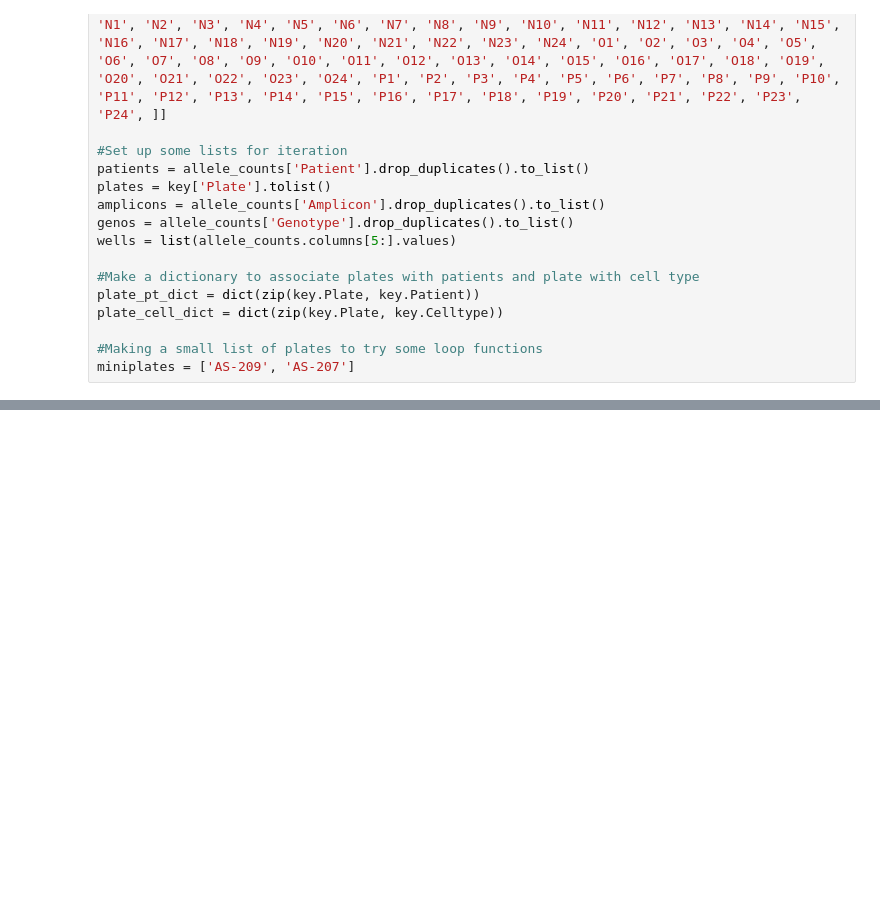
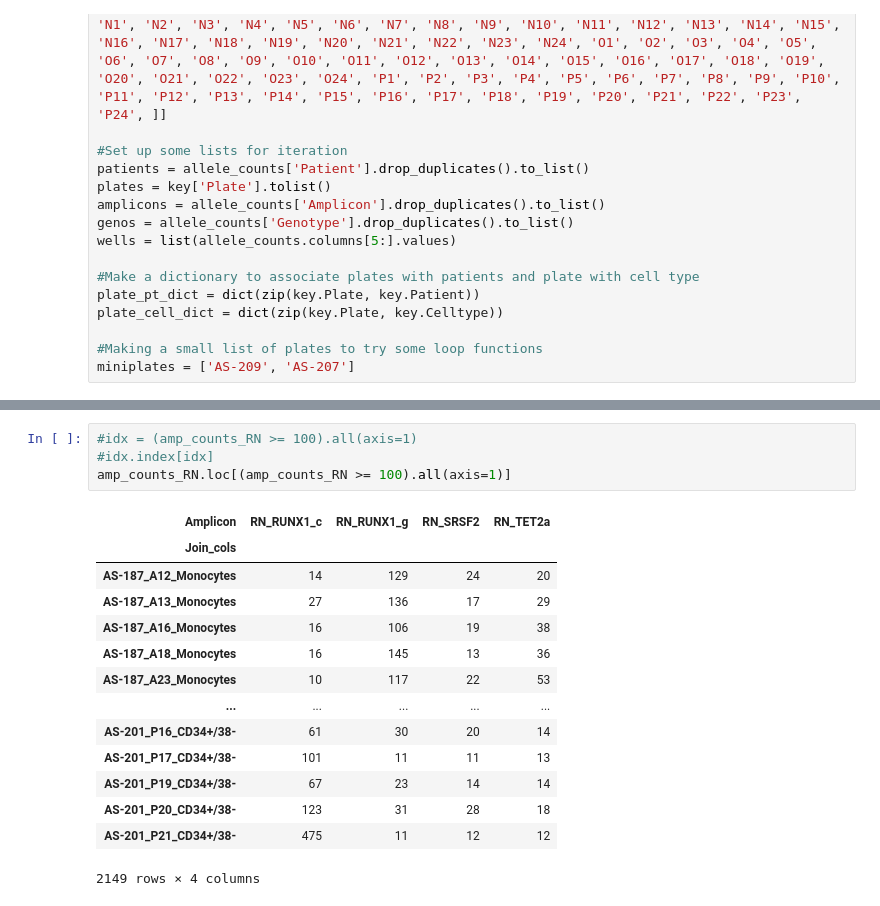
Before and after one commit to AnnatinaSchnegg/AS_amplicons, a Jupyter notebook: Code/Reads per amplicon per plate.ipynb, the cells around one changed output, grey strips where cells are left out. Cells and saved outputs as stored; diff of their text form; blank space fills up the shorter version.

```diff
--- a/Code/Reads per amplicon per plate.ipynb
+++ b/Code/Reads per amplicon per plate.ipynb
@@ -220,0 +317,19 @@ Which patient to plot - EL, RN, GR? RN
+# %%
+#idx = (amp_counts_RN >= 100).all(axis=1)
+#idx.index[idx]
+amp_counts_RN.loc[(amp_counts_RN >= 100).all(axis=1)]
+# %% [output]
+| Amplicon | RN_RUNX1_c | RN_RUNX1_g | RN_SRSF2 | RN_TET2a |
+| Join_cols |  |  |  |  |
+| AS-187_A12_Monocytes | 14 | 129 | 24 | 20 |
+| AS-187_A13_Monocytes | 27 | 136 | 17 | 29 |
+| AS-187_A16_Monocytes | 16 | 106 | 19 | 38 |
+| AS-187_A18_Monocytes | 16 | 145 | 13 | 36 |
+| AS-187_A23_Monocytes | 10 | 117 | 22 | 53 |
+| ... | ... | ... | ... | ... |
+| AS-201_P16_CD34+/38- | 61 | 30 | 20 | 14 |
+| AS-201_P17_CD34+/38- | 101 | 11 | 11 | 13 |
+| AS-201_P19_CD34+/38- | 67 | 23 | 14 | 14 |
+| AS-201_P20_CD34+/38- | 123 | 31 | 28 | 18 |
+| AS-201_P21_CD34+/38- | 475 | 11 | 12 | 12 |
+2149 rows × 4 columns
```
Also changed, not shown: parts of 6 cells of this notebook, 3 other files.
